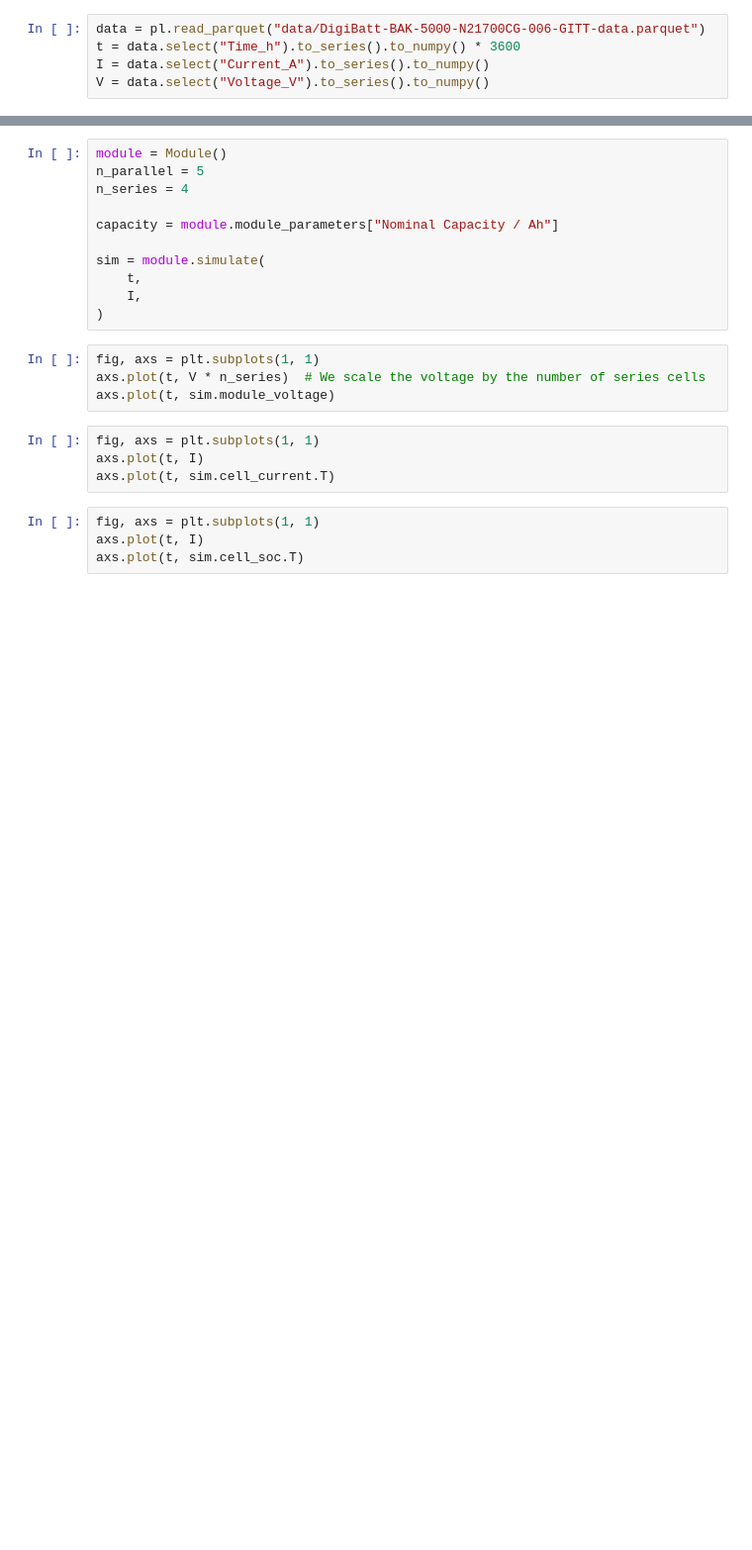
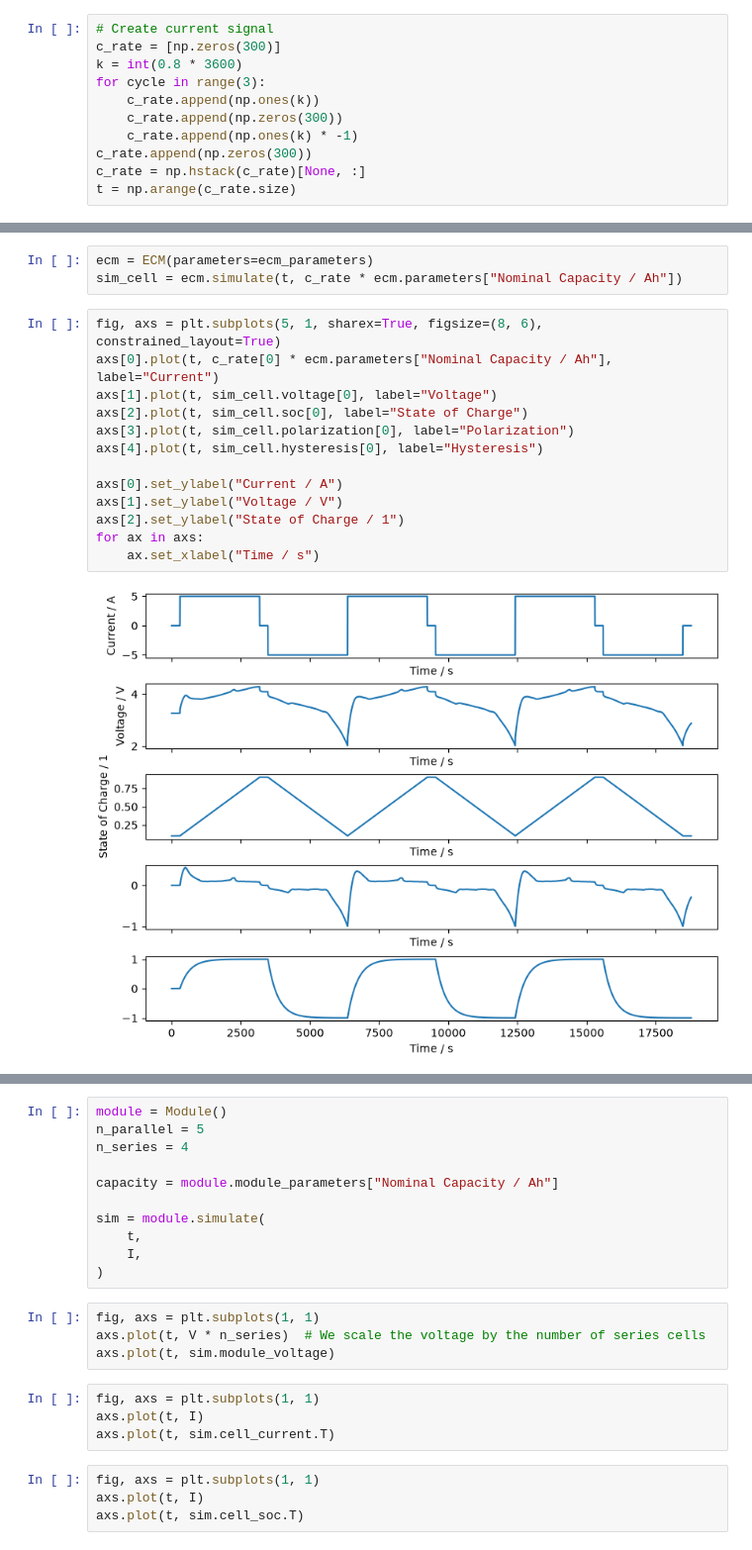
Before and after one commit to DigiBatt/Task-5.4, a Jupyter notebook: upscaling.ipynb, the cells around one changed output, grey strips where cells are left out. Shown at 99% size. Drawn from its saved outputs; the diff is of its cells as text; blank space fills up the shorter version.

```diff
--- a/upscaling.ipynb
+++ b/upscaling.ipynb
@@ -8,5 +13,11 @@ from .upscaling import Module
 # %%
-data = pl.read_parquet("data/DigiBatt-BAK-5000-N21700CG-006-GITT-data.parquet")
-t = data.select("Time_h").to_series().to_numpy() * 3600
-I = data.select("Current_A").to_series().to_numpy()
-V = data.select("Voltage_V").to_series().to_numpy()
+# Create current signal
+c_rate = [np.zeros(300)]
+k = int(0.8 * 3600)
+for cycle in range(3):
+    c_rate.append(np.ones(k))
+    c_rate.append(np.zeros(300))
+    c_rate.append(np.ones(k) * -1)
+c_rate.append(np.zeros(300))
+c_rate = np.hstack(c_rate)[None, :]
+t = np.arange(c_rate.size)
@@ -12,0 +58,18 @@ V = data.select("Voltage_V").to_series().to_numpy()
+# %%
+ecm = ECM(parameters=ecm_parameters)
+sim_cell = ecm.simulate(t, c_rate * ecm.parameters["Nominal Capacity / Ah"])
+# %%
+fig, axs = plt.subplots(5, 1, sharex=True, figsize=(8, 6), constrained_layout=True)
+axs[0].plot(t, c_rate[0] * ecm.parameters["Nominal Capacity / Ah"], label="Current")
+axs[1].plot(t, sim_cell.voltage[0], label="Voltage")
+axs[2].plot(t, sim_cell.soc[0], label="State of Charge")
+axs[3].plot(t, sim_cell.polarization[0], label="Polarization")
+axs[4].plot(t, sim_cell.hysteresis[0], label="Hysteresis")
+
+axs[0].set_ylabel("Current / A")
+axs[1].set_ylabel("Voltage / V")
+axs[2].set_ylabel("State of Charge / 1")
+for ax in axs:
+    ax.set_xlabel("Time / s")
+# %% [output]
+[figure, added]
```
Also changed, not shown: parts of 14 cells of this notebook, 5 other files.
